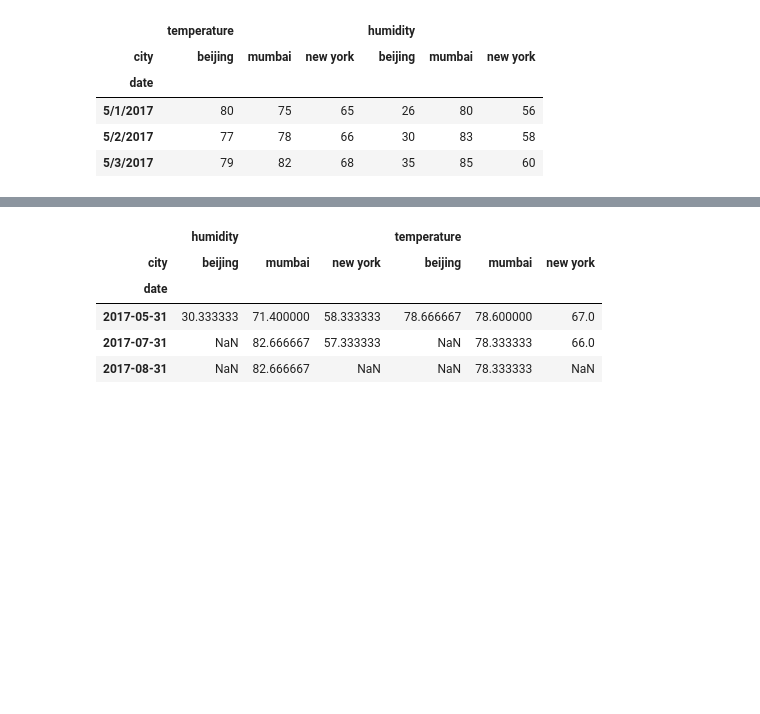
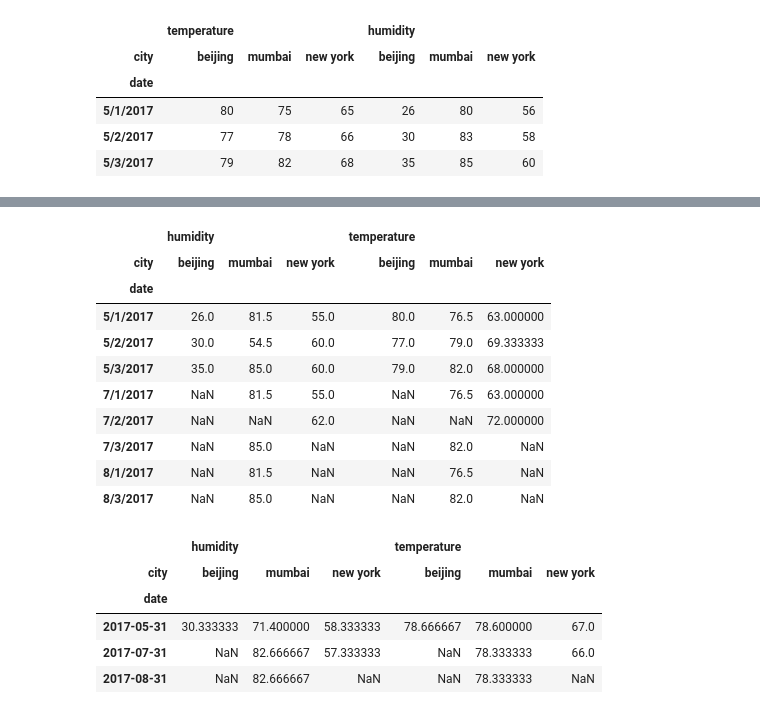
Before and after one commit to SharanJaiswal/py, a Jupyter notebook: DSc/01_panda.ipynb, the cells around one changed output, grey strips where cells are left out. Saved outputs shown, nothing was run; the diff lists cells and outputs as text; code cells hidden in the pictures; blank space fills up the shorter version.

```diff
--- a/DSc/01_panda.ipynb
+++ b/DSc/01_panda.ipynb
@@ -1534,3 +1556,17 @@ df77.pivot_table(index='date', columns='city', margins=True)  # mean by default
+# %%
+df77.pivot_table(index='date', columns='city', margins=False)
+# %% [output]
+|  | humidity |  |  | temperature |  |  |
+| city | beijing | mumbai | new york | beijing | mumbai | new york |
+| date |  |  |  |  |  |  |
+| 5/1/2017 | 26.0 | 81.5 | 55.0 | 80.0 | 76.5 | 63.000000 |
+| 5/2/2017 | 30.0 | 54.5 | 60.0 | 77.0 | 79.0 | 69.333333 |
+| 5/3/2017 | 35.0 | 85.0 | 60.0 | 79.0 | 82.0 | 68.000000 |
+| 7/1/2017 | NaN | 81.5 | 55.0 | NaN | 76.5 | 63.000000 |
+| 7/2/2017 | NaN | NaN | 62.0 | NaN | NaN | 72.000000 |
+| 7/3/2017 | NaN | 85.0 | NaN | NaN | 82.0 | NaN |
+| 8/1/2017 | NaN | 81.5 | NaN | NaN | 76.5 | NaN |
+| 8/3/2017 | NaN | 85.0 | NaN | NaN | 82.0 | NaN |
 # %%
 df77 = pd.read_csv('./sosurveydataset/wheather2.csv')
 df77['date'] = pd.to_datetime(df77['date'])
```
Also changed, not shown: parts of 20 cells of this notebook, 10 other files.
